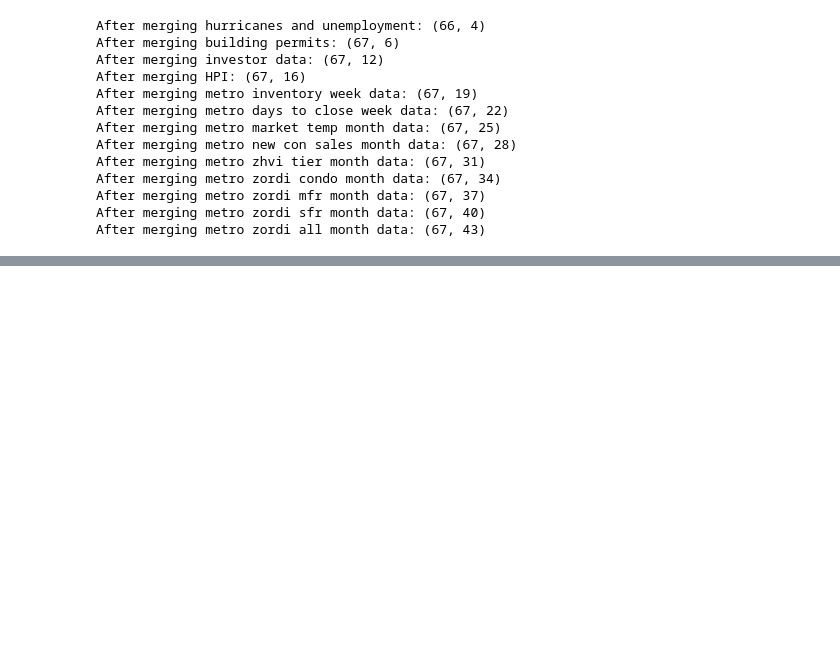
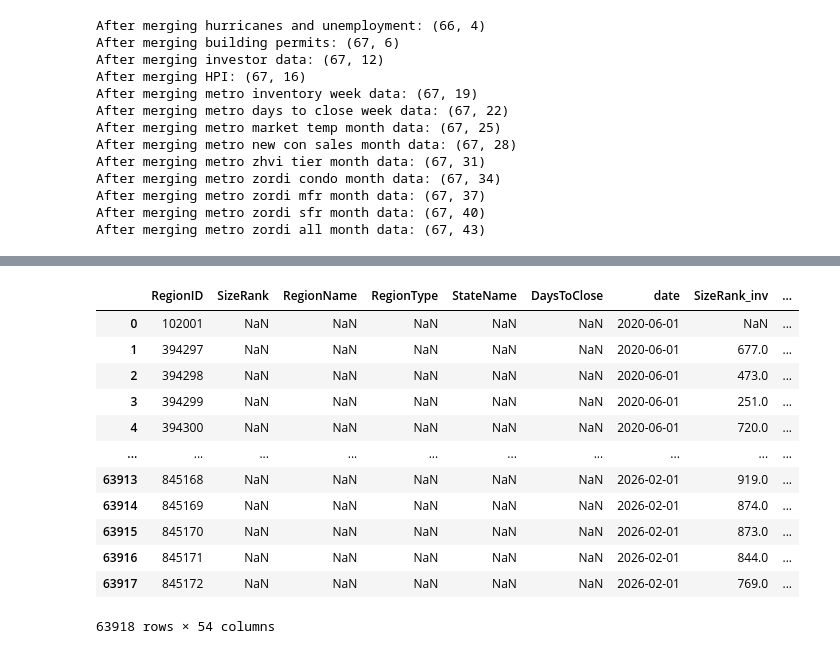
Before and after one commit to walde363/covid-housing-forecast, a Jupyter notebook: notebooks/Data review and analysis.ipynb, the cells around one changed output, grey strips where cells are left out. Cells and saved outputs as stored; diff of their text form; code cells hidden in the pictures; blank space fills up the shorter version.

Commit message:
Added low level dataframe. Needs further review and repair before use for analysis.

```diff
--- a/notebooks/Data review and analysis.ipynb
+++ b/notebooks/Data review and analysis.ipynb
@@ -798,0 +777,17 @@ processed_data
+# %%
+processed_data_low = pd.merge(metro_days_to_close_sm_week_df_clean, metro_inventory_week_df_clean, on=["date","RegionID"], how="outer",suffixes=("", "_inv"))
+print("After merging metro inventory week data:", processed_data_low.shape)
+processed_data_low = pd.merge(processed_data_low, metro_market_temp_month_df_clean, on=["date","RegionID"], how="outer",suffixes=("", "_temp"))
+print("After merging metro market temp month data:", processed_data_low.shape)
+processed_data_low = pd.merge(processed_data_low, metro_new_con_sales_month_df_clean, on=["date","RegionID"], how="outer",suffixes=("", "_con"))
+print("After merging metro new con sales month data:", processed_data_low.shape)
+processed_data_low = pd.merge(processed_data_low, metro_zhvi_tier_month_df_clean, on=["date","RegionID"], how="outer",suffixes=("", "_zhvi"))
+print("After merging metro zhvi tier month data:", processed_data_low.shape)
+processed_data_low = pd.merge(processed_data_low, metro_zordi_condo_month_df_clean, on=["date","RegionID"], how="outer",suffixes=("", "_condo"))
+print("After merging metro zordi condo month data:", processed_data_low.shape)
+processed_data_low = pd.merge(processed_data_low, metro_zordi_mfr_month_df_clean, on=["date","RegionID"], how="outer",suffixes=("", "_mfr"))
+print("After merging metro zordi mfr month data:", processed_data_low.shape)
+processed_data_low = pd.merge(processed_data_low, metro_zordi_sfr_month_df_clean, on=["date","RegionID"], how="outer",suffixes=("", "_sfr"))
+print("After merging metro zordi sfr month data:", processed_data_low.shape)
+processed_data_low = pd.merge(processed_data_low, metro_zordi_all_month_df_clean, on=["date","RegionID"], how="outer",suffixes=("", "_all"))
+print("After merging metro zordi all month data:", processed_data_low.shape)
@@ -798,0 +803,16 @@ processed_data
+# %%
+processed_data_low
+# %% [output]
+|  | RegionID | SizeRank | RegionName | RegionType | StateName | DaysToClose | date | SizeRank_inv | ... |
+| 0 | 102001 | NaN | NaN | NaN | NaN | NaN | 2020-06-01 | NaN | ... |
+| 1 | 394297 | NaN | NaN | NaN | NaN | NaN | 2020-06-01 | 677.0 | ... |
+| 2 | 394298 | NaN | NaN | NaN | NaN | NaN | 2020-06-01 | 473.0 | ... |
+| 3 | 394299 | NaN | NaN | NaN | NaN | NaN | 2020-06-01 | 251.0 | ... |
+| 4 | 394300 | NaN | NaN | NaN | NaN | NaN | 2020-06-01 | 720.0 | ... |
+| ... | ... | ... | ... | ... | ... | ... | ... | ... | ... |
+| 63913 | 845168 | NaN | NaN | NaN | NaN | NaN | 2026-02-01 | 919.0 | ... |
+| 63914 | 845169 | NaN | NaN | NaN | NaN | NaN | 2026-02-01 | 874.0 | ... |
+| 63915 | 845170 | NaN | NaN | NaN | NaN | NaN | 2026-02-01 | 873.0 | ... |
+| 63916 | 845171 | NaN | NaN | NaN | NaN | NaN | 2026-02-01 | 844.0 | ... |
+| 63917 | 845172 | NaN | NaN | NaN | NaN | NaN | 2026-02-01 | 769.0 | ... |
+63918 rows × 54 columns
```
Also changed, not shown: parts of 4 cells of this notebook.
